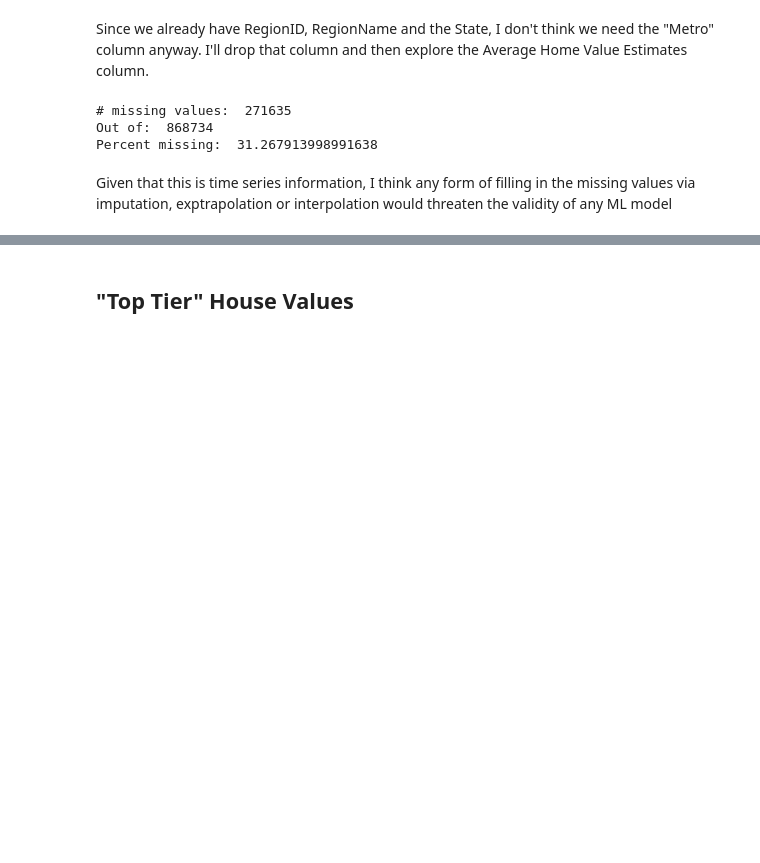
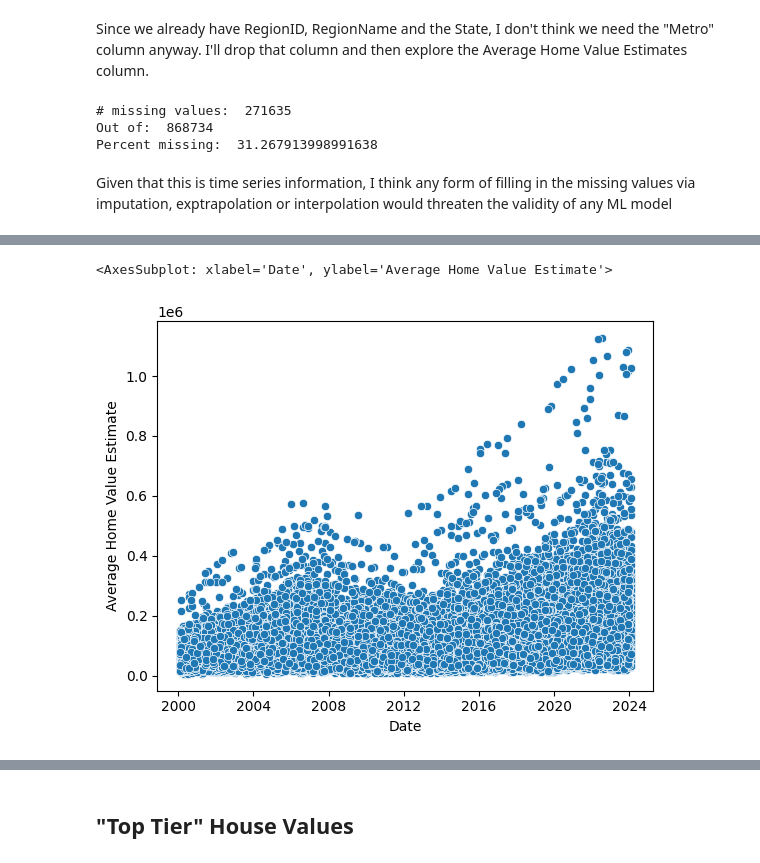
Before and after one commit to MLFP-90803-SP24-FinalProjects/Team17-FinalProject, a Jupyter notebook: Climate_Data_Cleaning.ipynb, the cells around one changed output, grey strips where cells are left out. Drawn from its saved outputs; the diff is of its cells as text; code cells hidden in the pictures; blank space fills up the shorter version.

```diff
--- a/Climate_Data_Cleaning.ipynb
+++ b/Climate_Data_Cleaning.ipynb
@@ -150,0 +85,5 @@ sns.histplot(data=datasample, x='Average Home Value Estimate', binwidth=20000.00
+# %%
+sns.scatterplot(data=bottom_tier_melted.sample(50000), x='Date', y='Average Home Value Estimate')
+# %% [output]
+<AxesSubplot: xlabel='Date', ylabel='Average Home Value Estimate'>
+[figure, added]
```
Also changed, not shown: parts of 41 cells of this notebook.
